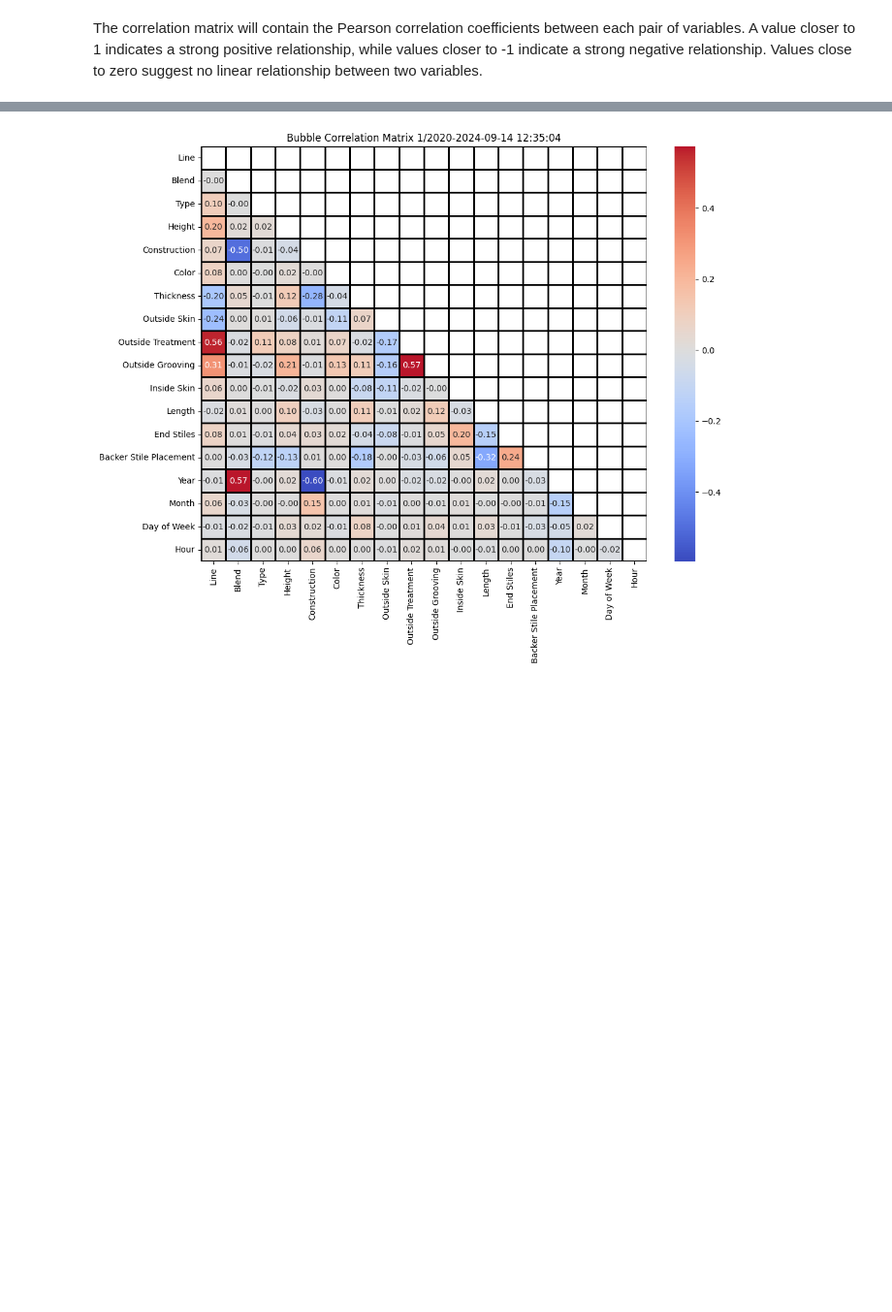
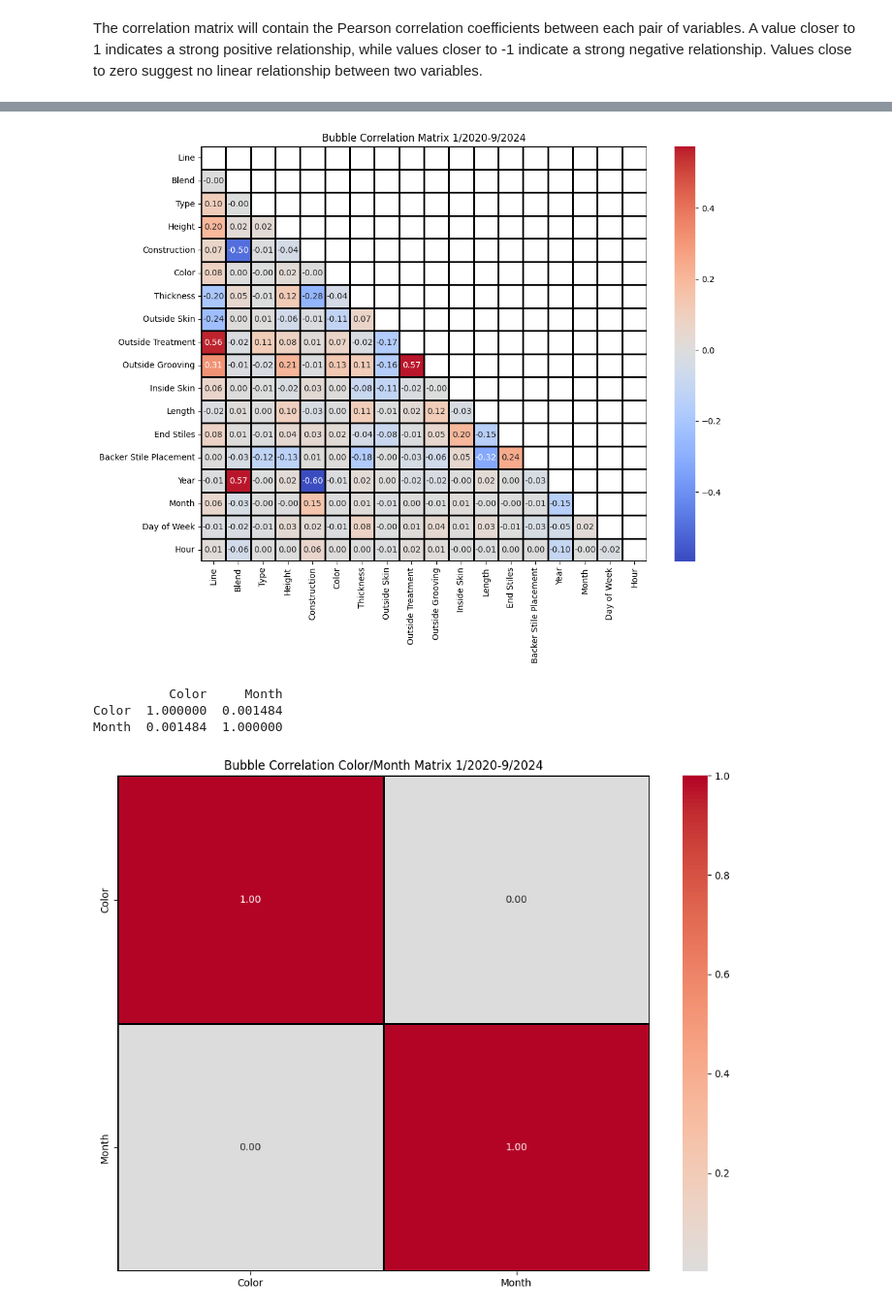
Before and after one commit to mattrupp/section-bubble-analysis, a Jupyter notebook: section-bubble-analysis.ipynb, the cells around one changed output, grey strips where cells are left out. Shown at 97% size. Saved outputs shown, nothing was run; the diff lists cells and outputs as text; code cells hidden in the pictures; blank space fills up the shorter version.

Commit message:
add another chart

```diff
--- a/section-bubble-analysis.ipynb
+++ b/section-bubble-analysis.ipynb
@@ -91,10 +89,10 @@ part_dict['Hour']  = {}
 for i, date_time in part_dict['EndOfPourTimeStamp'].items():
     try:
         part_dict['EndOfPourTimeStamp'][i] = datetime.datetime.strptime(date_time,"%Y-%m-%d %H:%M:%S")
-        part_dict['Day of Week'][i] = part_dict['EndOfPourTimeStamp'][i].weekday()
-        part_dict['Month'][i] = part_dict['EndOfPourTimeStamp'][i].month
-        part_dict['Year'][i] = part_dict['EndOfPourTimeStamp'][i].year
-        part_dict['Hour'][i] = part_dict['EndOfPourTimeStamp'][i].hour
+        part_dict['Day of Week'][i] = int(part_dict['EndOfPourTimeStamp'][i].weekday())
+        part_dict['Month'][i] = int(part_dict['EndOfPourTimeStamp'][i].month)
+        part_dict['Year'][i] = int(part_dict['EndOfPourTimeStamp'][i].year)
+        part_dict['Hour'][i] = int(part_dict['EndOfPourTimeStamp'][i].hour)
     except:
         print(f'Invalid date in row {i}')
 
@@ -197,4 +195,32 @@ plt.title(f'Bubble Correlation Matrix {firstDate.month}/{firstDate.year}-{lastDa
 # Show the plot
 plt.show()
 # %% [output]
-[figure, old version]
+[figure, new version]
+# %%
+
+data = df[['Color','Month']]
+correlation_matrix_2 = data.corr(method='pearson')
+
+print(correlation_matrix_2)
+
+plt.figure(figsize=(12, 9))
+sns.heatmap(correlation_matrix_2,
+            annot=True,
+            cmap='coolwarm',
+            cbar=True,
+            fmt=".2f",
+            center=0,
+            linewidths=2,
+            linecolor='black',
+            )
+
+# Add a title
+plt.title(f'Bubble Correlation Color/Month Matrix {firstDate.month}/{firstDate.year}-{lastDate.month}/{lastDate.year}')
+
+# Show the plot
+plt.show()
+# %% [output]
+          Color     Month
+Color  1.000000  0.001484
+Month  0.001484  1.000000
+[figure, added]
```
Also changed, not shown: parts of 3 cells of this notebook.
